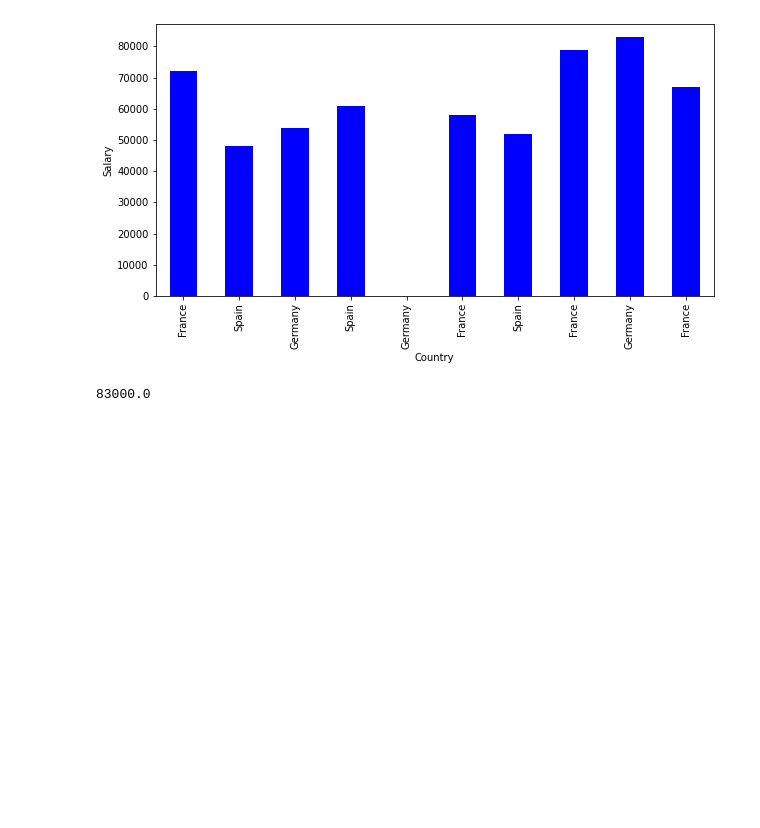
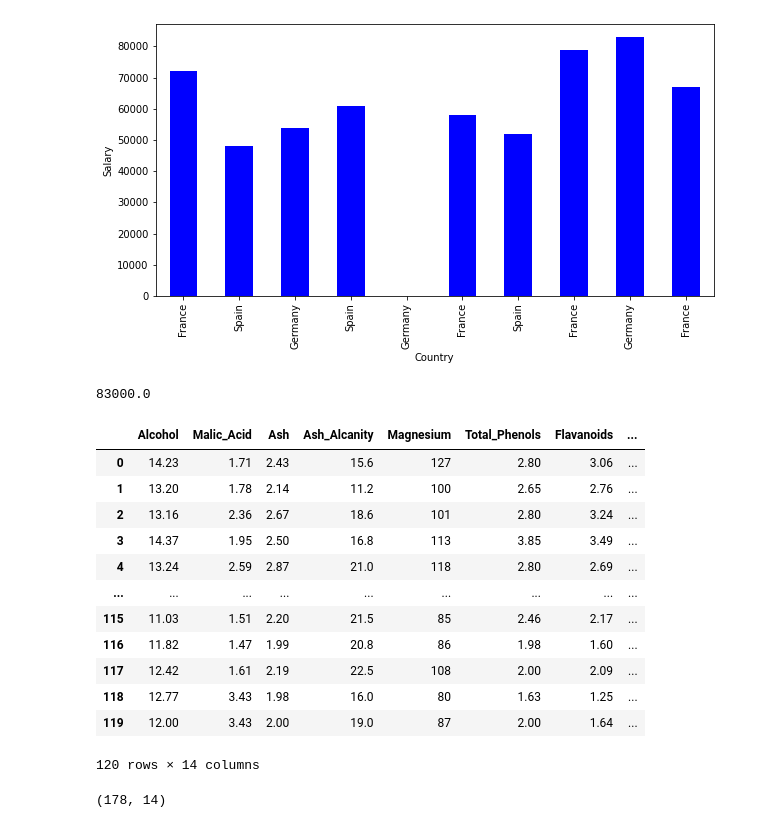
Before and after one commit to ekramasif/Basic-Machine-Learning, a Jupyter notebook: pd_np.ipynb, the cells around one changed output. Drawn from its saved outputs; the diff is of its cells as text; code cells hidden in the pictures; blank space fills up the shorter version.

```diff
--- a/pd_np.ipynb
+++ b/pd_np.ipynb
@@ -82,3 +87,25 @@ df.set_index('Country')["Salary"].plot.bar(
 max(df['Salary'])
 # %% [output]
 83000.0
+# %%
+df1 = pd.read_csv('/content/drive/MyDrive/Datasets/Wine.csv')
+df1.head(120)
+# %% [output]
+|  | Alcohol | Malic_Acid | Ash | Ash_Alcanity | Magnesium | Total_Phenols | Flavanoids | ... |
+| 0 | 14.23 | 1.71 | 2.43 | 15.6 | 127 | 2.80 | 3.06 | ... |
+| 1 | 13.20 | 1.78 | 2.14 | 11.2 | 100 | 2.65 | 2.76 | ... |
+| 2 | 13.16 | 2.36 | 2.67 | 18.6 | 101 | 2.80 | 3.24 | ... |
+| 3 | 14.37 | 1.95 | 2.50 | 16.8 | 113 | 3.85 | 3.49 | ... |
+| 4 | 13.24 | 2.59 | 2.87 | 21.0 | 118 | 2.80 | 2.69 | ... |
+| ... | ... | ... | ... | ... | ... | ... | ... | ... |
+| 115 | 11.03 | 1.51 | 2.20 | 21.5 | 85 | 2.46 | 2.17 | ... |
+| 116 | 11.82 | 1.47 | 1.99 | 20.8 | 86 | 1.98 | 1.60 | ... |
+| 117 | 12.42 | 1.61 | 2.19 | 22.5 | 108 | 2.00 | 2.09 | ... |
+| 118 | 12.77 | 3.43 | 1.98 | 16.0 | 80 | 1.63 | 1.25 | ... |
+| 119 | 12.00 | 3.43 | 2.00 | 19.0 | 87 | 2.00 | 1.64 | ... |
+120 rows × 14 columns
+# %%
+column = df1.shape
+print(column)
+# %% [output]
+(178, 14)
```
Also changed, not shown: parts of 5 cells of this notebook.
